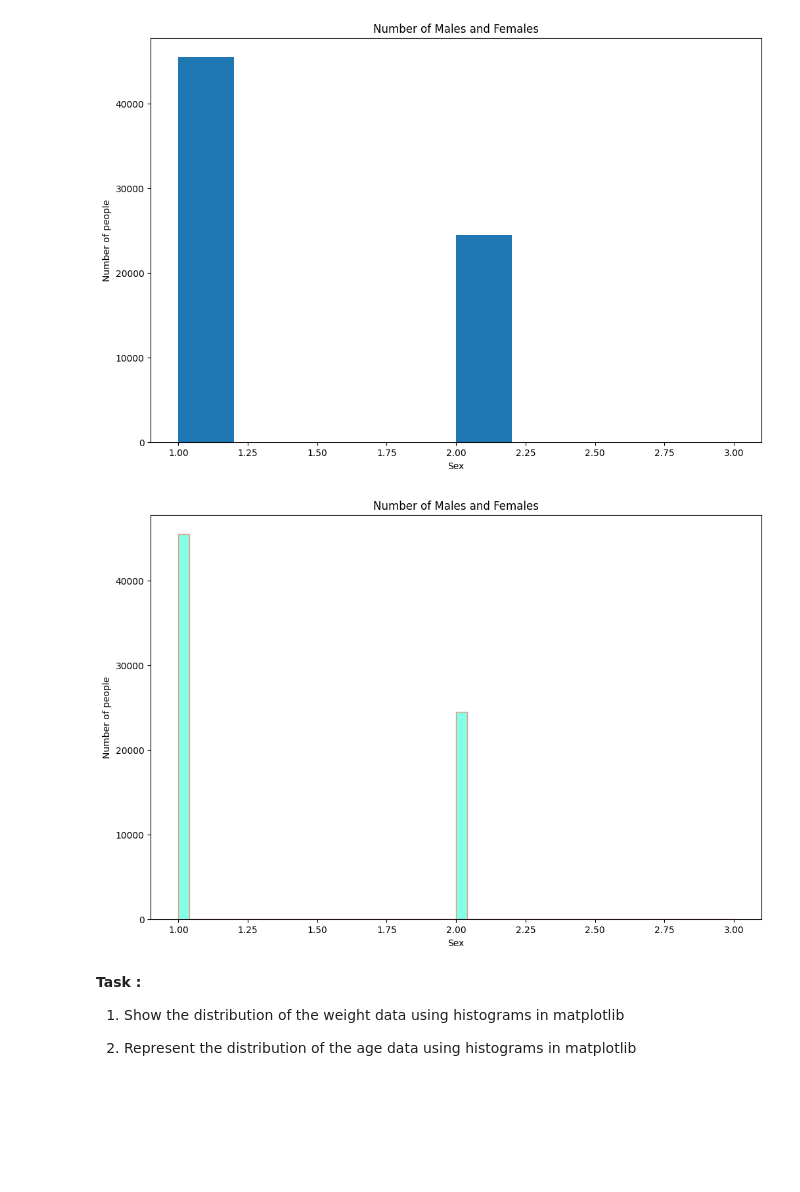
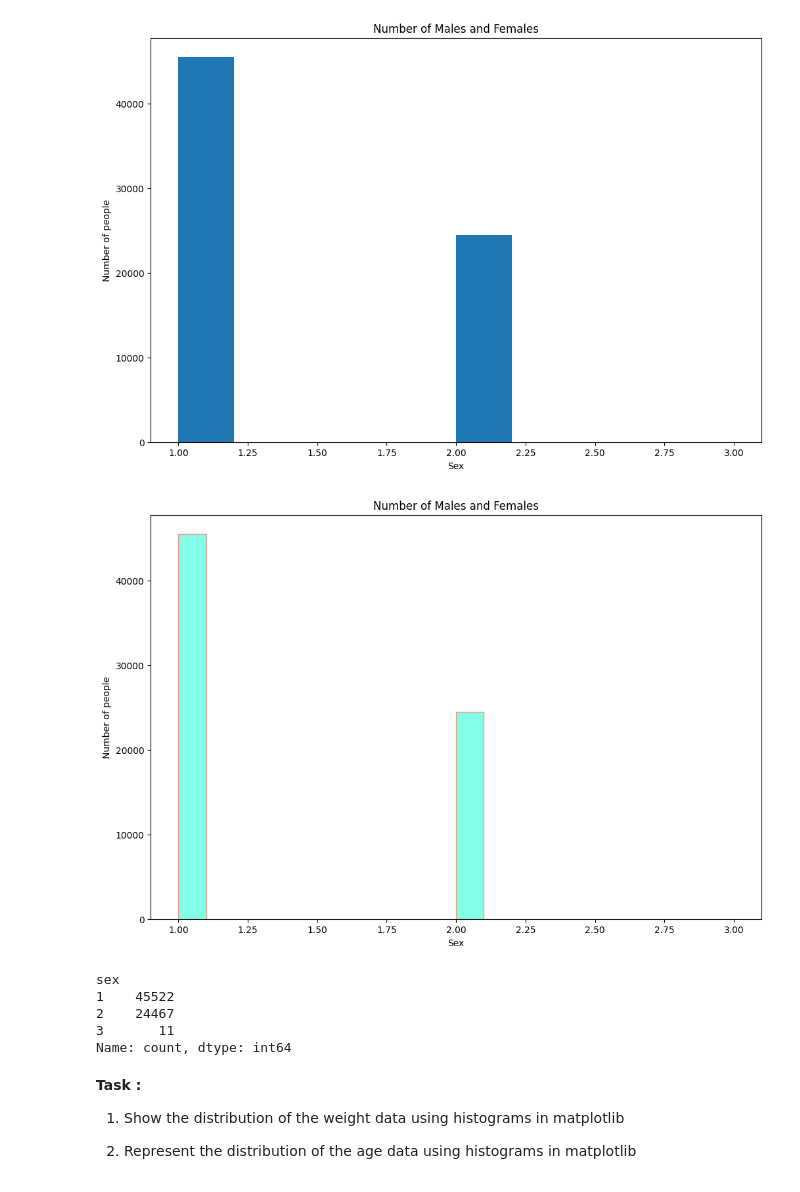
Before and after one commit to ibratqadamboev/Homeworks, a Jupyter notebook: l2 (6).ipynb, the cells around one changed output. Drawn from its saved outputs; the diff is of its cells as text; code cells hidden in the pictures; blank space fills up the shorter version.

```diff
--- a/l2 (6).ipynb
+++ b/l2 (6).ipynb
@@ -24,7 +24,7 @@ import matplotlib.pyplot as plt
 | **cardio**      | Has cardiovascular disease: `0` = No, `1` = Yes.                              | Есть сердечно-сосудистое заболевание: `0` = Нет, `1` = Да.                        | Yurak-qon tomir kasalligi mavjudmi: `0` = Yoʻq, `1` = Ha.                 |
 # %%
 # Reading dataset using pandas
-df = pd.read_csv("./datasets/medical_examination.csv")
+df = pd.read_csv("./medical_examination.csv")
 df.set_index("id", inplace = True)
 df.head()
 # %% [output]
@@ -84,13 +84,21 @@ plt.show()
 # %%
 # Histogram for data distribution
 plt.figure(figsize = (12, 8))
 plt.title(label = 'Number of Males and Females')
-plt.hist(df['sex'], bins = 50, alpha = 0.6, color = '#33ffda', edgecolor = '#ff5b33', histtype = 'stepfilled')
+plt.hist(df['sex'], bins = 20, alpha = 0.6, color = '#33ffda', edgecolor = '#ff5b33', histtype = 'bar')
 plt.ylabel(ylabel = "Number of people")
 plt.xlabel(xlabel = "Sex")
 plt.show()
 # %% [output]
-[figure, old version]
+[figure, new version]
+# %%
+df['sex'].value_counts()
+# %% [output]
+sex
+1    45522
+2    24467
+3       11
+Name: count, dtype: int64
 # %% [markdown]
 **Task :**
 
```
Also changed, not shown: parts of 6 cells of this notebook.
